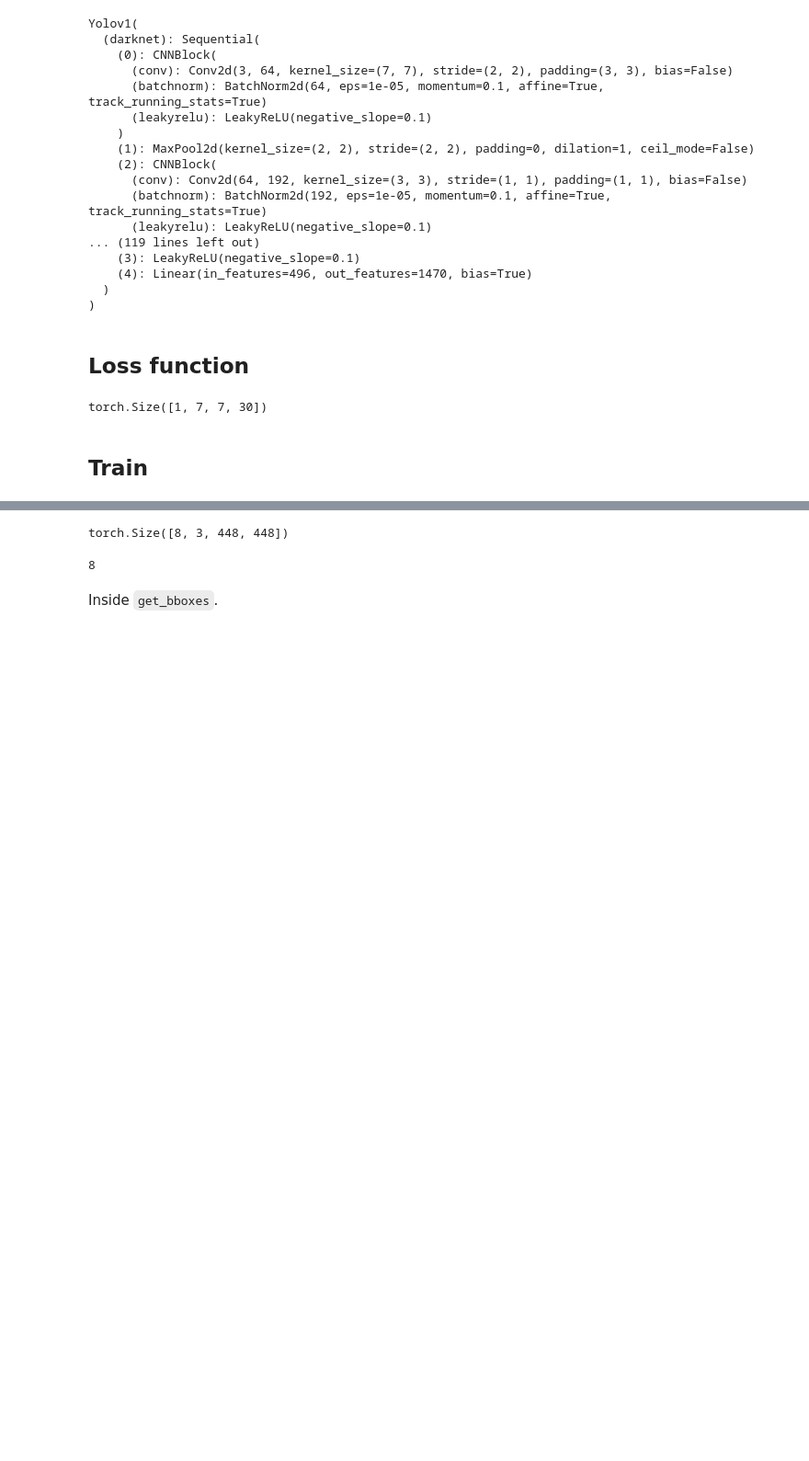
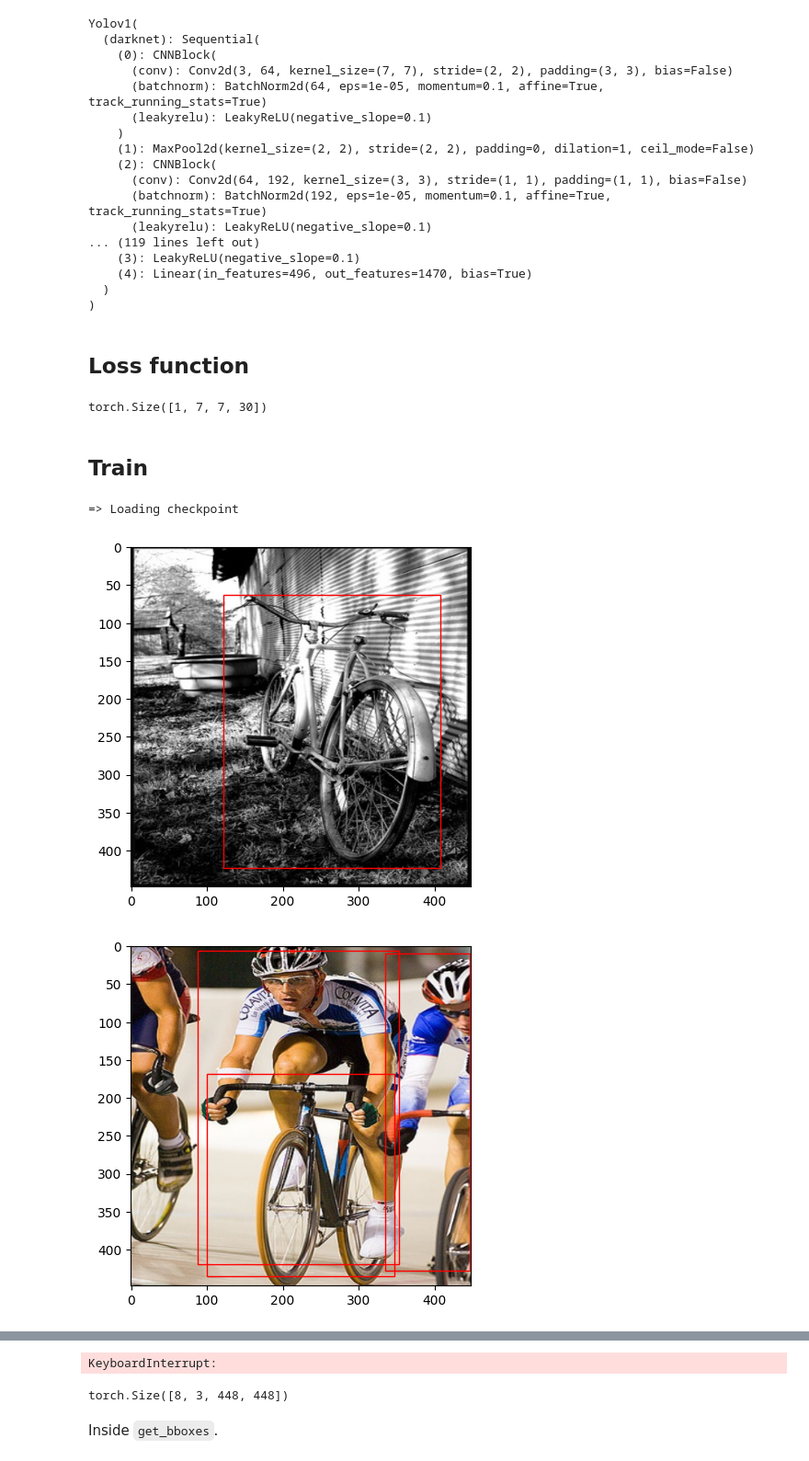
Before and after one commit to galopyz/pilus_project, a Jupyter notebook: nbs/53_yolov1.ipynb, the cells around one changed output, grey strips where cells are left out. Shown at 92% size. Cells and saved outputs as stored; diff of their text form; code cells hidden in the pictures; blank space fills up the shorter version.

Commit message:
Testing model works

```diff
--- a/nbs/53_yolov1.ipynb
+++ b/nbs/53_yolov1.ipynb
@@ -942,10 +941,10 @@ LEARNING_RATE = 2e-5
 DEVICE = "cuda" if torch.cuda.is_available() else "cpu"
 BATCH_SIZE = 16 # 64 in original paper but I don't have that much vram, grad accum?
 WEIGHT_DECAY = 0
-EPOCHS = 15
+EPOCHS = 150
 NUM_WORKERS = 4
 PIN_MEMORY = True
-LOAD_MODEL = False
+LOAD_MODEL = True
 LOAD_MODEL_FILE = "overfit.pth.tar"
 IMG_DIR = "data/images"
 LABEL_DIR = "data/labels"
@@ -1029,22 +1028,22 @@ def main():
     )
 
     for epoch in range(EPOCHS):
-        # for x, y in train_loader:
-        #    x = x.to(DEVICE)
-        #    for idx in range(8):
-        #        bboxes = cellboxes_to_boxes(model(x))
-        #        bboxes = non_max_suppression(bboxes[idx], iou_threshold=0.5, threshold=0.4, box_format="midpoint")
-        #        plot_image(x[idx].permute(1,2,0).to("cpu"), bboxes)
+        for x, y in train_loader:
+           x = x.to(DEVICE)
+           for idx in range(8):
+               bboxes = cellboxes_to_boxes(model(x))
+               bboxes = non_max_suppression(bboxes[idx], iou_threshold=0.5, threshold=0.4, box_format="midpoint")
+               plot_image(x[idx].permute(1,2,0).to("cpu"), bboxes)
 
-        #    import sys
-        #    sys.exit()
+           import sys
+           sys.exit()
 
         pred_boxes, target_boxes = get_bboxes(
-            train_loader, model, iou_threshold=0.5, threshold=0.2
+            train_loader, model, iou_threshold=0.02, threshold=0.01
         )
-
+#         import pdb; pdb.set_trace()
         mean_avg_prec = mean_average_precision(
-            pred_boxes, target_boxes, iou_threshold=0.5, box_format="midpoint"
+            pred_boxes, target_boxes, iou_threshold=0.02, box_format="midpoint"
         )
         print(f"Train mAP: {mean_avg_prec}")
 
@@ -1059,4 +1058,8 @@ def main():
 
         train_fn(train_loader, model, optimizer, loss_fn)
 # %%
-# main()
+main()
+# %% [output]
+=> Loading checkpoint
+[figure, added]
+[figure, added]
@@ -1063,3 +1069,4 @@ def main():
+KeyboardInterrupt:
 # %%
 train_loader = DataLoader(
     dataset=train_dataset,
@@ -1073,17 +1080,3 @@ xb, yb = next(iter(train_loader))
 xb.shape
 # %% [output]
 torch.Size([8, 3, 448, 448])
-# %%
-model = Yolov1(split_size=7, num_boxes=2, num_classes=20).to(DEVICE)
-optimizer = optim.Adam(model.parameters(), lr=LEARNING_RATE, weight_decay=WEIGHT_DECAY)
-loss_fn = YoloLoss()
-
-xb, yb = next(iter(train_loader))
-
-with torch.no_grad():
-    preds = model(xb)
-
-bs = xb.shape[0]
-bs
-# %% [output]
-8
```
Also changed, not shown: parts of 16 cells of this notebook.
